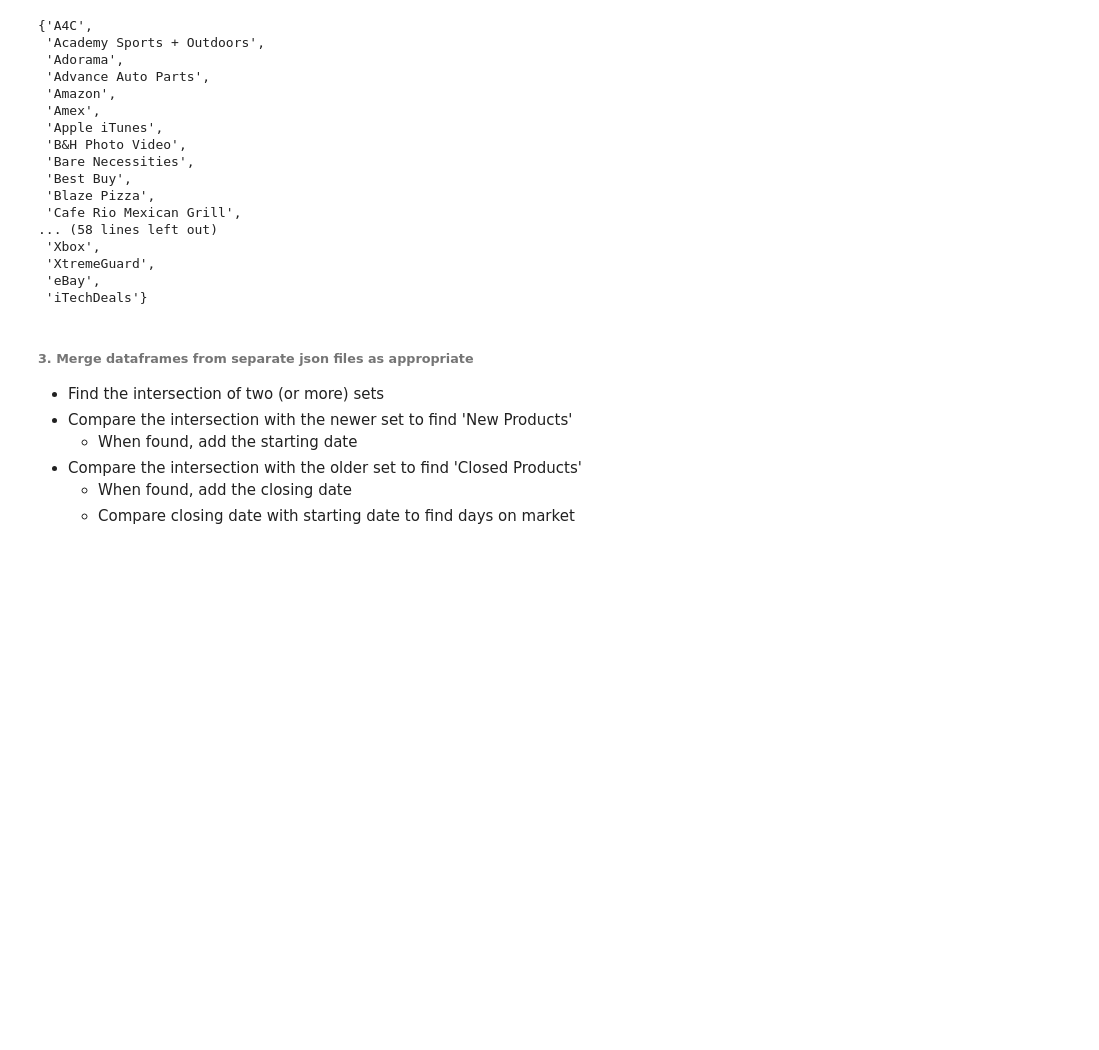
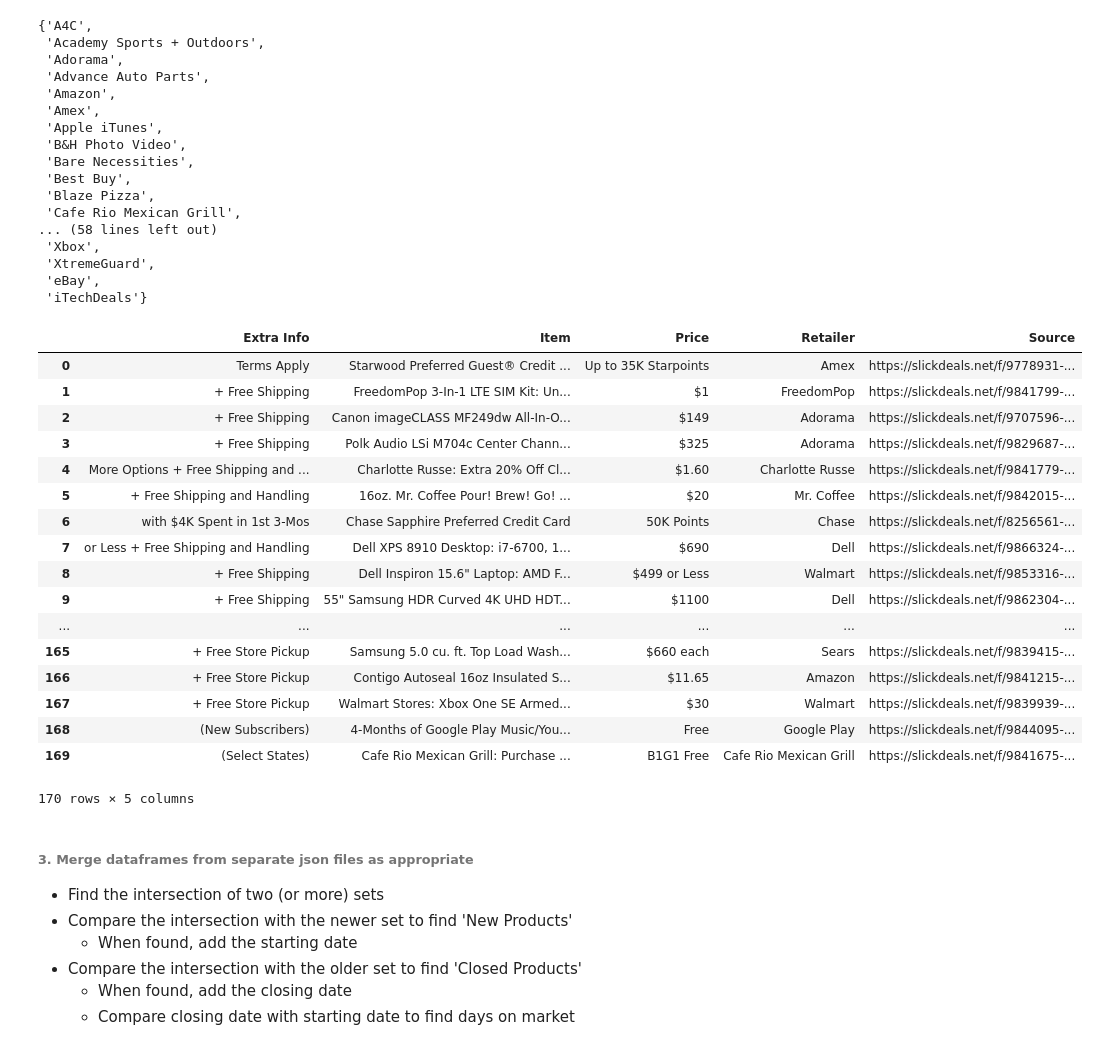
Before and after one commit to dannyyq/WebProject_dannyyq, a Jupyter notebook: CreatingADataProject.ipynb, the cells around one changed output. Drawn from its saved outputs; the diff is of its cells as text; code cells hidden in the pictures; blank space fills up the shorter version.

```diff
--- a/CreatingADataProject.ipynb
+++ b/CreatingADataProject.ipynb
@@ -172,6 +172,27 @@ set(data2['Retailer'])
 # %%
 NoDupsData = data.drop_duplicates()
 NoDupsData2 = data2.drop_duplicates()
+# %%
+data2
+# %% [output]
+|  | Extra Info | Item | Price | Retailer | Source |
+| 0 | Terms Apply | Starwood Preferred Guest® Credit ... | Up to 35K Starpoints | Amex | https://slickdeals.net/f/9778931-... |
+| 1 | + Free Shipping | FreedomPop 3-In-1 LTE SIM Kit: Un... | $1 | FreedomPop | https://slickdeals.net/f/9841799-... |
+| 2 | + Free Shipping | Canon imageCLASS MF249dw All-In-O... | $149 | Adorama | https://slickdeals.net/f/9707596-... |
+| 3 | + Free Shipping | Polk Audio LSi M704c Center Chann... | $325 | Adorama | https://slickdeals.net/f/9829687-... |
+| 4 | More Options + Free Shipping and ... | Charlotte Russe: Extra 20% Off Cl... | $1.60 | Charlotte Russe | https://slickdeals.net/f/9841779-... |
+| 5 | + Free Shipping and Handling | 16oz. Mr. Coffee Pour! Brew! Go! ... | $20 | Mr. Coffee | https://slickdeals.net/f/9842015-... |
+| 6 | with $4K Spent in 1st 3-Mos | Chase Sapphire Preferred Credit Card | 50K Points | Chase | https://slickdeals.net/f/8256561-... |
+| 7 | or Less + Free Shipping and Handling | Dell XPS 8910 Desktop: i7-6700, 1... | $690 | Dell | https://slickdeals.net/f/9866324-... |
+| 8 | + Free Shipping | Dell Inspiron 15.6" Laptop: AMD F... | $499 or Less | Walmart | https://slickdeals.net/f/9853316-... |
+| 9 | + Free Shipping | 55" Samsung HDR Curved 4K UHD HDT... | $1100 | Dell | https://slickdeals.net/f/9862304-... |
+| ... | ... | ... | ... | ... | ... |
+| 165 | + Free Store Pickup | Samsung 5.0 cu. ft. Top Load Wash... | $660 each | Sears | https://slickdeals.net/f/9839415-... |
+| 166 | + Free Store Pickup | Contigo Autoseal 16oz Insulated S... | $11.65 | Amazon | https://slickdeals.net/f/9841215-... |
+| 167 | + Free Store Pickup | Walmart Stores: Xbox One SE Armed... | $30 | Walmart | https://slickdeals.net/f/9839939-... |
+| 168 | (New Subscribers) | 4-Months of Google Play Music/You... | Free | Google Play | https://slickdeals.net/f/9844095-... |
+| 169 | (Select States) | Cafe Rio Mexican Grill: Purchase ... | B1G1 Free | Cafe Rio Mexican Grill | https://slickdeals.net/f/9841675-... |
+170 rows × 5 columns
 # %% [markdown]
 ###### 3. Merge dataframes from separate json files as appropriate
 - Find the intersection of two (or more) sets
```
Also changed, not shown: parts of 12 cells of this notebook, 11 other files.
